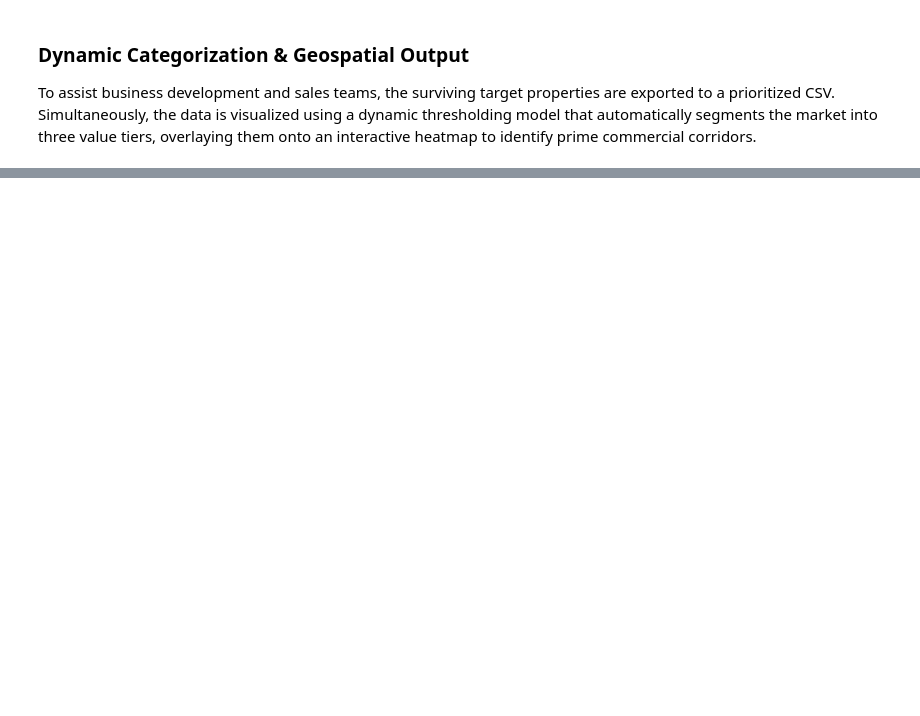
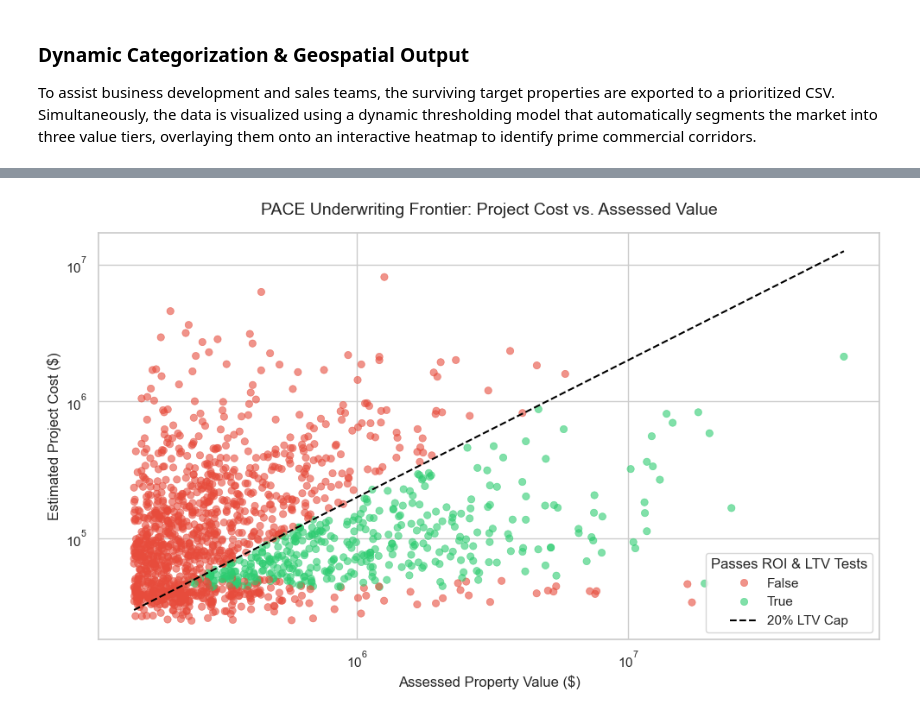
Before and after one commit to bsquade91/pace_project, a Jupyter notebook: pace_model.ipynb, the cells around one changed output, grey strips where cells are left out. Saved outputs shown, nothing was run; the diff lists cells and outputs as text; code cells hidden in the pictures; blank space fills up the shorter version.

```diff
--- a/pace_model.ipynb
+++ b/pace_model.ipynb
@@ -220,0 +295,13 @@ Complete! Look for 'pace_feasibility_map.html' in your folder.
+# %%
+# ==========================================
+# STORYTELLING & VISUALIZATIONS
+# ==========================================
+import seaborn as sns
+import matplotlib.pyplot as plt
+
+# Set the visual style for professional reporting
+sns.set_theme(style="whitegrid")
+# Create a color palette matching the map tiers
+tier_colors = {'Tier 1 (Top 25% Assessed Value)': '#feca57',
+               'Tier 2 (Mid-Market Value)': '#2ecc71',
+               'Tier 3 (Baseline Viable)': '#74b9ff'}
@@ -220,0 +311,30 @@ Complete! Look for 'pace_feasibility_map.html' in your folder.
+# %%
+plt.figure(figsize=(10, 6))
+
+# Plot the eligible targets to show the 'Viable' vs 'Inviable' frontier
+sns.scatterplot(
+    data=commercial_targets,
+    x='ASMTTOTAL',
+    y='est_project_cost',
+    hue='is_viable',
+    palette={True: '#2ecc71', False: '#e74c3c'},
+    alpha=0.6,
+    edgecolor=None
+)
+
+# Draw the 20% LTV Cap Line
+x_range = np.linspace(commercial_targets['ASMTTOTAL'].min(), commercial_targets['ASMTTOTAL'].max(), 100)
+plt.plot(x_range, x_range * PACE_LTV_CAP, color='black', linestyle='--', label='20% LTV Cap')
+
+plt.title("PACE Underwriting Frontier: Project Cost vs. Assessed Value", fontsize=14, pad=15)
+plt.xlabel("Assessed Property Value ($)", fontsize=12)
+plt.ylabel("Estimated Project Cost ($)", fontsize=12)
+plt.legend(title="Passes ROI & LTV Tests")
+
+# Log scale helps deal with the massive St. Louis industrial properties vs smaller LLCs
+plt.xscale('log')
+plt.yscale('log')
+plt.tight_layout()
+plt.show()
+# %% [output]
+[figure, added]
```
Also changed, not shown: parts of 13 cells of this notebook, 2 other files.
